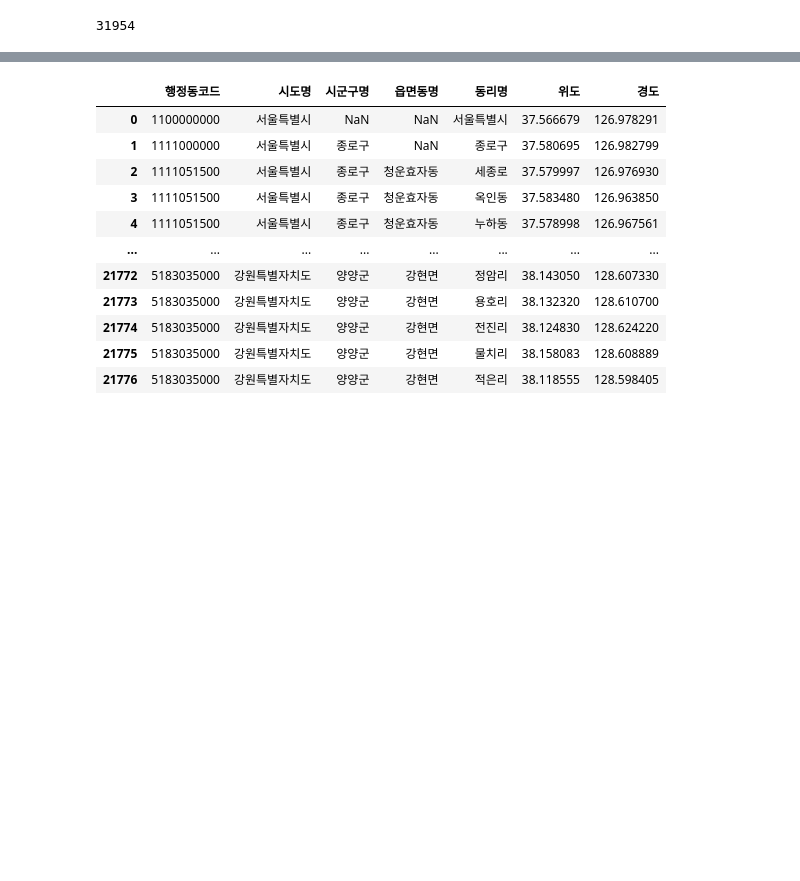
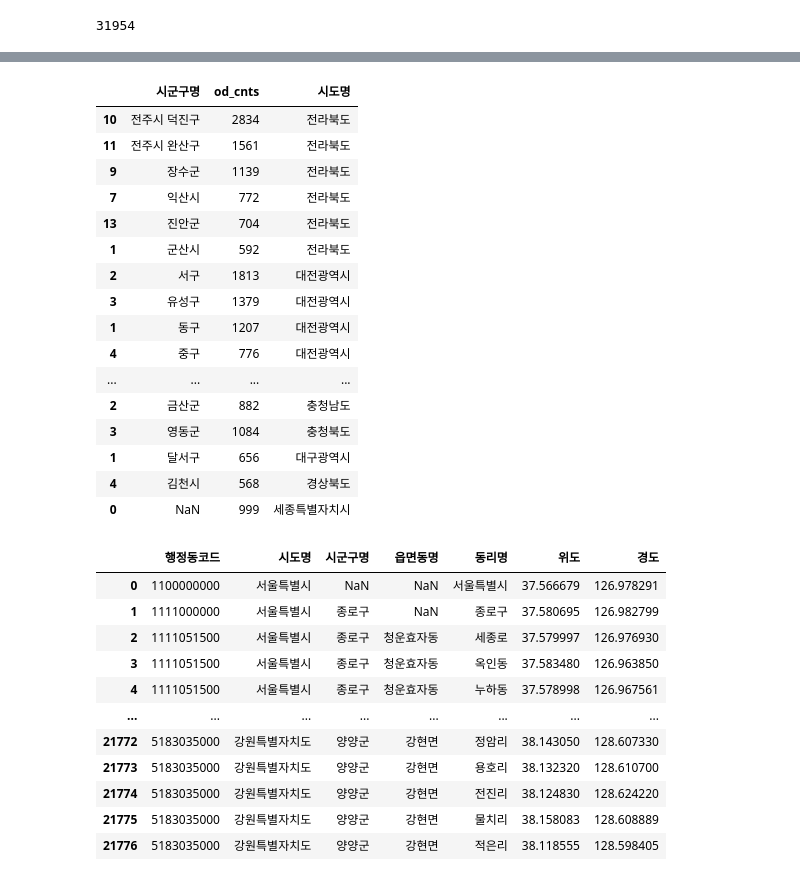
Before and after one commit to NongShiN/2024_bigcontest_muju_festival_shuttle_bus, a Jupyter notebook: EDA/chanwoong/festival_eda.ipynb, the cells around one changed output, grey strips where cells are left out. Saved outputs shown, nothing was run; the diff lists cells and outputs as text; code cells hidden in the pictures; blank space fills up the shorter version.

```diff
--- a/EDA/chanwoong/festival_eda.ipynb
+++ b/EDA/chanwoong/festival_eda.ipynb
@@ -309,3 +408,23 @@ festival_df_grouped_junbok
+# %%
+map_filtered
+# %% [output]
+|  | 시군구명 | od_cnts | 시도명 |
+| 10 | 전주시 덕진구 | 2834 | 전라북도 |
+| 11 | 전주시 완산구 | 1561 | 전라북도 |
+| 9 | 장수군 | 1139 | 전라북도 |
+| 7 | 익산시 | 772 | 전라북도 |
+| 13 | 진안군 | 704 | 전라북도 |
+| 1 | 군산시 | 592 | 전라북도 |
+| 2 | 서구 | 1813 | 대전광역시 |
+| 3 | 유성구 | 1379 | 대전광역시 |
+| 1 | 동구 | 1207 | 대전광역시 |
+| 4 | 중구 | 776 | 대전광역시 |
+| ... | ... | ... | ... |
+| 2 | 금산군 | 882 | 충청남도 |
+| 3 | 영동군 | 1084 | 충청북도 |
+| 1 | 달서구 | 656 | 대구광역시 |
+| 4 | 김천시 | 568 | 경상북도 |
+| 0 | NaN | 999 | 세종특별자치시 |
 # %%
 address
 # %% [output]
```
Also changed, not shown: parts of 22 cells of this notebook.
